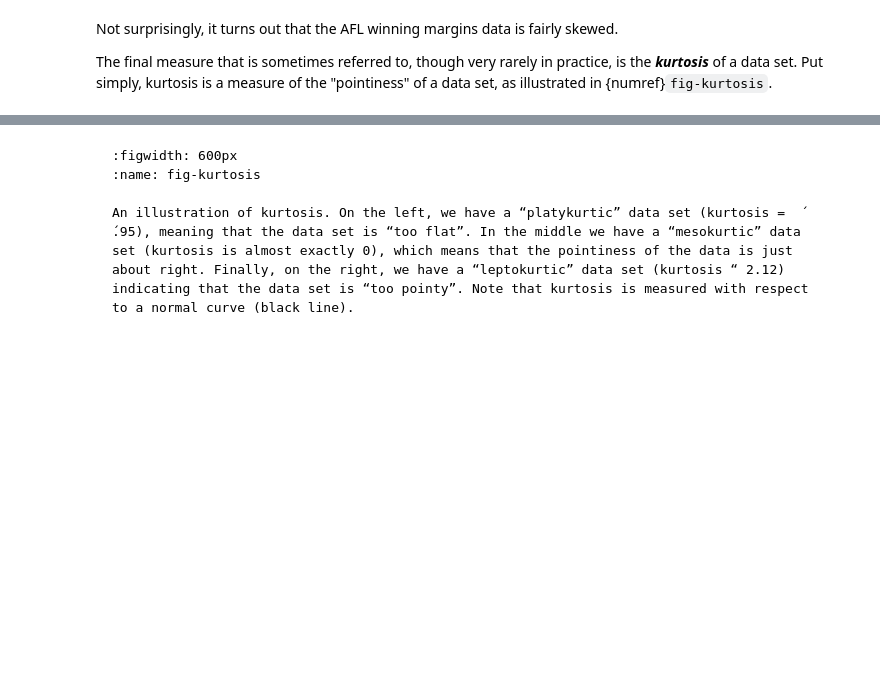
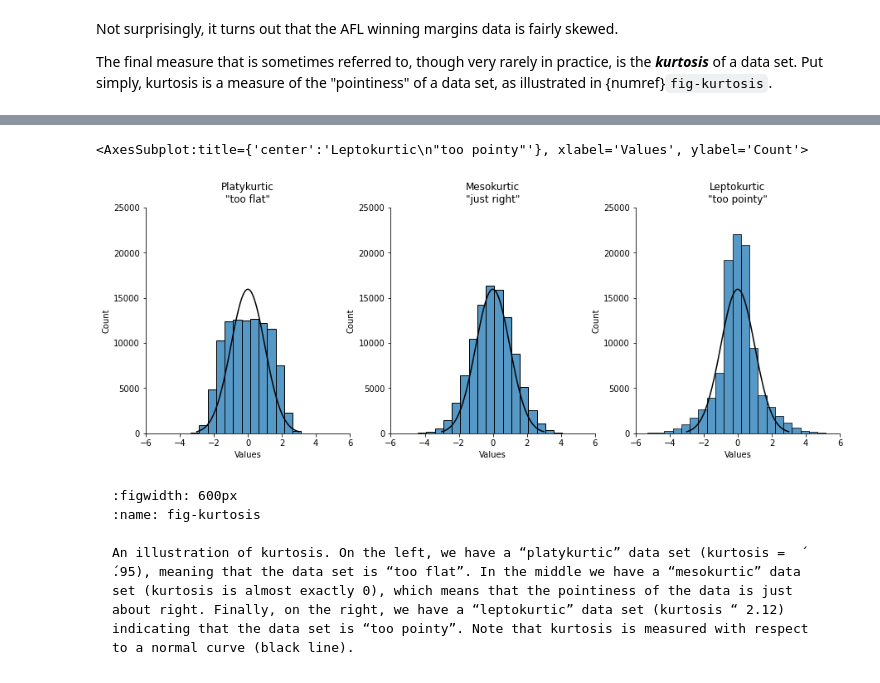
Before and after one commit to ethanweed/pythonbook, a Jupyter notebook: Book/_build/jupyter_execute/03.01-descriptives.ipynb, the cells around one changed output, grey strips where cells are left out. Drawn from its saved outputs; the diff is of its cells as text; code cells hidden in the pictures; blank space fills up the shorter version.

````diff
--- a/Book/_build/jupyter_execute/03.01-descriptives.ipynb
+++ b/Book/_build/jupyter_execute/03.01-descriptives.ipynb
@@ -655,3 +630,65 @@ glue("kurtosis_fig", ax, display=False)
+# %%
+import numpy as np
+import seaborn as sns
+from scipy import stats
+import matplotlib.pyplot as plt
+
+# load some data
+pathin = '/Users/ethan/Documents/GitHub/pythonbook/Data/'
+file1 = 'kurtosisdata.csv'
+file2 = 'kurtosisdata_ncurve.csv'
+
+cd(pathin)
+
+df_kurtosis = pd.read_csv(file1)
+
+# define a normal distribution with a mean of 0 and a standard deviation of 1
+mu = 0
+sigma = 1
+x = np.linspace(mu - 3*sigma, mu + 3*sigma, 100)
+y = stats.norm.pdf(x, mu, sigma)
+
+platykurtic = df_kurtosis.loc[df_kurtosis["Kurtosis"] == "Platykurtic"]
+mesokurtic = df_kurtosis.loc[df_kurtosis["Kurtosis"] == "Mesokurtic"]
+leptokurtic = df_kurtosis.loc[df_kurtosis["Kurtosis"] == "Leptokurtic"]
+
+
+fig, axes = plt.subplots(1, 3, figsize=(15, 5))
+
+ax1 = sns.histplot(data=platykurtic, x = "Values", binwidth=.5, ax=axes[0])
+ax2 = sns.histplot(data=mesokurtic, x = "Values", binwidth=.5,  ax=axes[1])
+ax3 = sns.histplot(data=leptokurtic, x = "Values", binwidth=.5, ax=axes[2])
+
+
+
+#ax1a = ax1.twinx()
+#ax2a = ax2.twinx()
+#ax3a = ax3.twinx()
+
+#ax2 = ax.twinx()
+sns.lineplot(x=x,y=y*40000, ax=ax1, color='black')
+sns.lineplot(x=x,y=y*40000, ax=ax2, color='black')
+sns.lineplot(x=x,y=y*40000, ax=ax3, color='black')
+
+#sns.lineplot(x=x,y=y, ax=ax1a, color='black')
+
+axes[0].set_title("Platykurtic\n\"too flat\"")
+axes[1].set_title("Mesokurtic\n\"just right\"")
+axes[2].set_title("Leptokurtic\n\"too pointy\"")
+
+for ax in axes:
+    ax.set_xlim(-6,6)
+    ax.set_ylim(0,25000)
+    ax.spines['right'].set_visible(False)
+    ax.spines['top'].set_visible(False);
+
+
+
+# Again just ignore. This line is just here for the sake of figure captions and links.
+glue("kurtosis_fig", ax, display=False)
+# %% [output]
+<AxesSubplot:title={'center':'Leptokurtic\n"too pointy"'}, xlabel='Values', ylabel='Count'>
+[figure, added]
 # %% [markdown]
 ```{glue:figure} kurtosis_fig
 :figwidth: 600px
````
Also changed, not shown: parts of 31 cells of this notebook, 34 other files.
